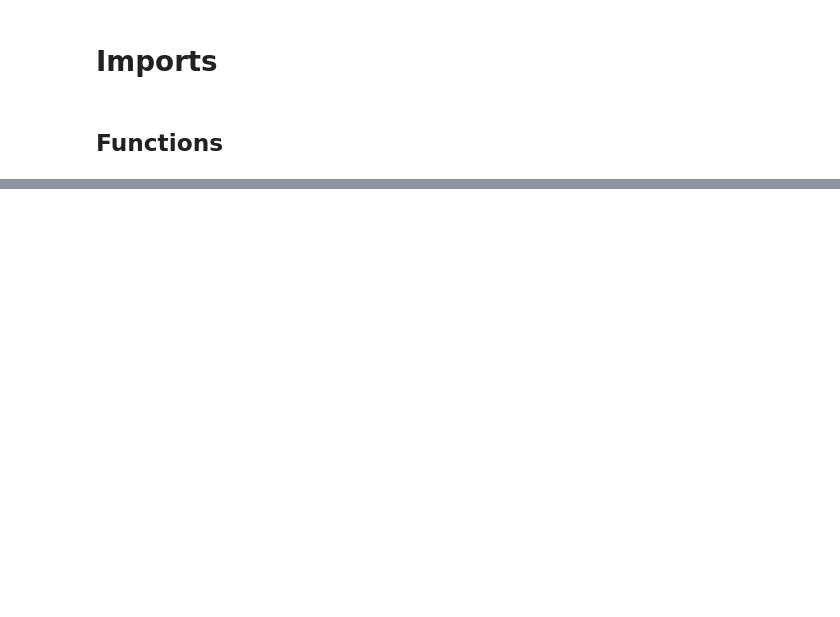
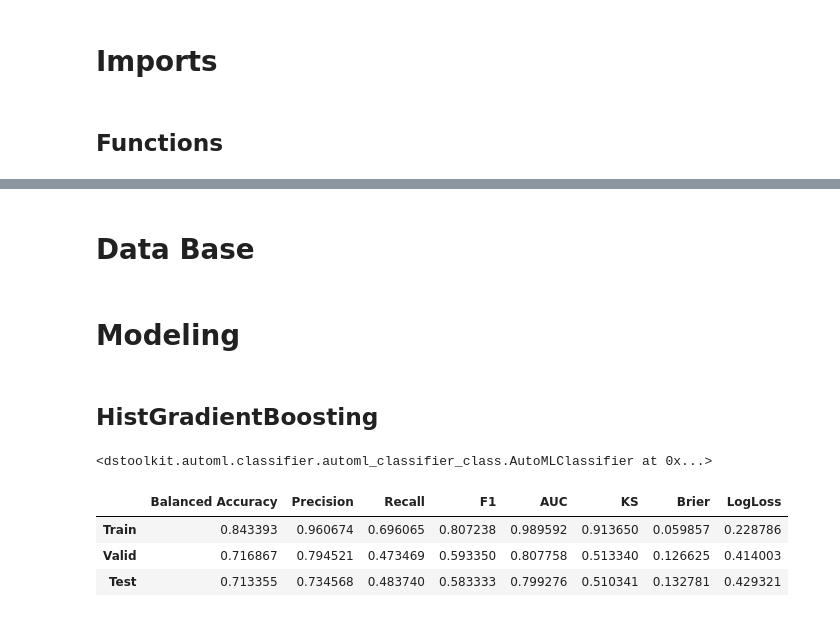
Before and after one commit to juniorcl/data-science-toolkit, a Jupyter notebook: notebooks/automl_general_classifier.ipynb, the cells around one changed output, grey strips where cells are left out. Cells and saved outputs as stored; diff of their text form; code cells hidden in the pictures; blank space fills up the shorter version.

```diff
--- a/notebooks/automl_general_classifier.ipynb
+++ b/notebooks/automl_general_classifier.ipynb
@@ -654,0 +79,2 @@ a.get_result_analysis()
+# %% [markdown]
+# Data Base
@@ -654,0 +96,16 @@ a.get_result_analysis()
+# %% [markdown]
+# Modeling
+# %% [markdown]
+## HistGradientBoosting
+# %%
+hist = AutoMLClassifier(model_name='HistGradientBoosting', scoring='brier', tune=True, n_trials=50)
+hist.train(X_train, y_train, X_valid, y_valid, X_test, y_test)
+# %% [output]
+<dstoolkit.automl.classifier.automl_classifier_class.AutoMLClassifier at 0x...>
+# %%
+hist.get_metrics()
+# %% [output]
+|  | Balanced Accuracy | Precision | Recall | F1 | AUC | KS | Brier | LogLoss |
+| Train | 0.843393 | 0.960674 | 0.696065 | 0.807238 | 0.989592 | 0.913650 | 0.059857 | 0.228786 |
+| Valid | 0.716867 | 0.794521 | 0.473469 | 0.593350 | 0.807758 | 0.513340 | 0.126625 | 0.414003 |
+| Test | 0.713355 | 0.734568 | 0.483740 | 0.583333 | 0.799276 | 0.510341 | 0.132781 | 0.429321 |
```
Also changed, not shown: parts of 52 cells of this notebook, 59 other files.
